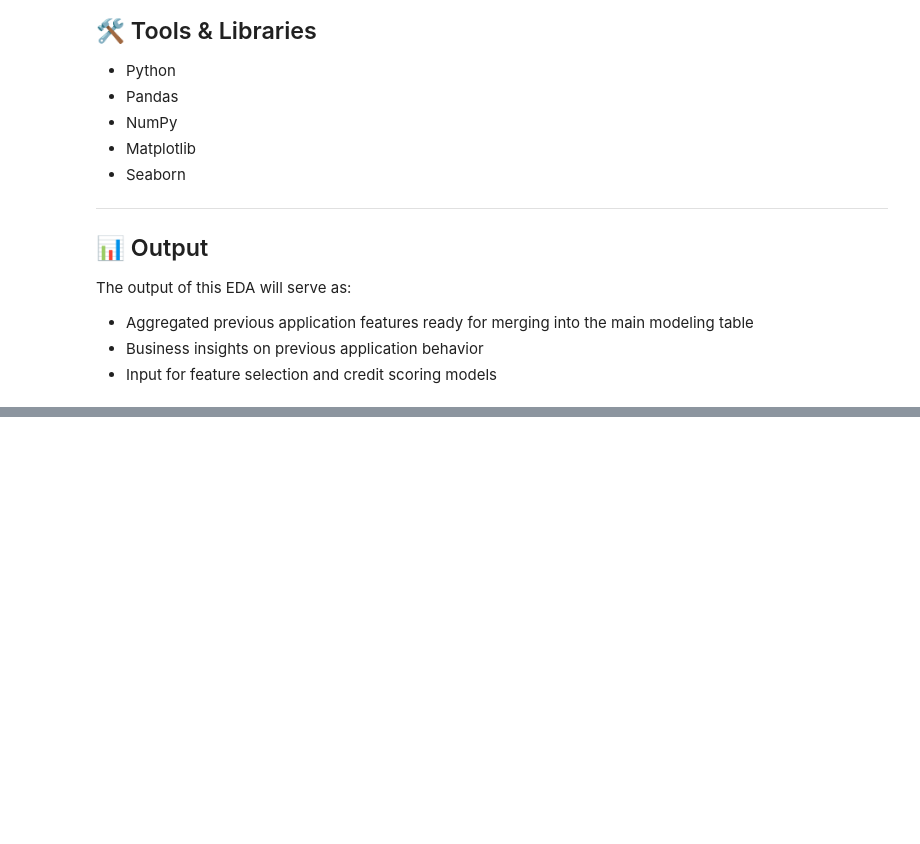
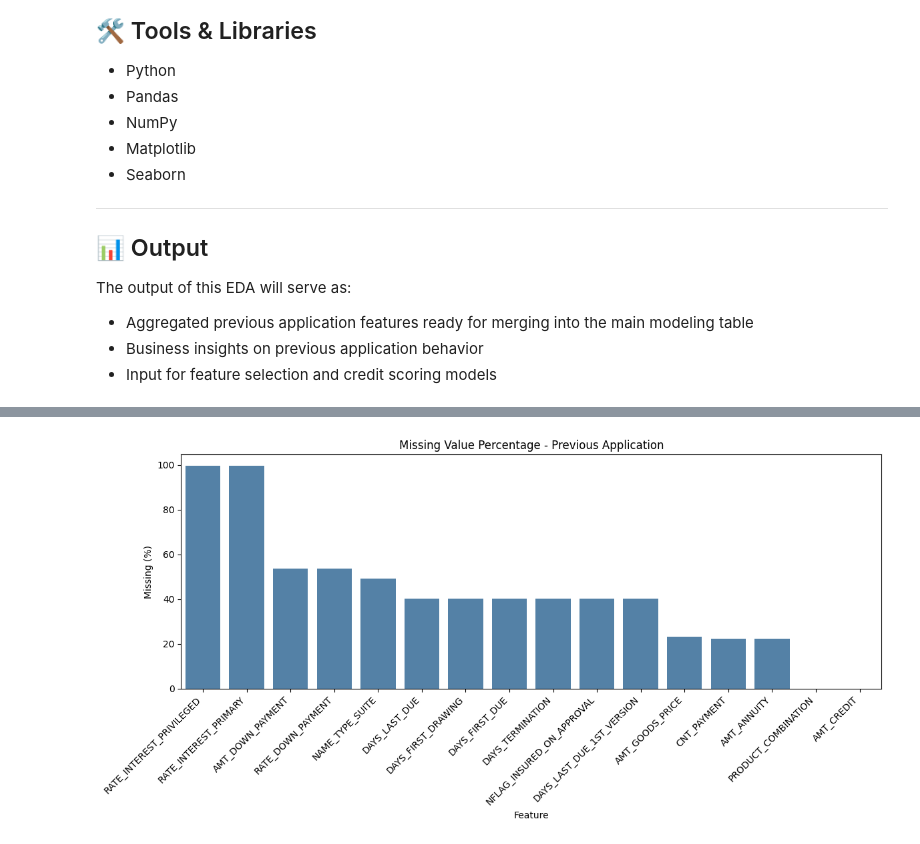
Before and after one commit to oknardo/Home_Credit_Scorecard_Model, a Jupyter notebook: EDA_previous_application.ipynb, the cells around one changed output, grey strips where cells are left out. Drawn from its saved outputs; the diff is of its cells as text; code cells hidden in the pictures; blank space fills up the shorter version.

```diff
--- a/EDA_previous_application.ipynb
+++ b/EDA_previous_application.ipynb
@@ -57,0 +199,8 @@ The output of this EDA will serve as:
+# %%
+# Missing value count and percentage
+missing_prev = pd.DataFrame({
+    'Missing Count': df_prev.isnull().sum(),
+    'Missing (%)': (df_prev.isnull().sum() / len(df_prev) * 100).round(2)
+})
+missing_prev = missing_prev[missing_prev['Missing Count'] > 0].sort_values('Missing (%)', ascending=False)
+print(missing_prev)
@@ -57,0 +225,12 @@ The output of this EDA will serve as:
+# %%
+# Visualization of missing values
+plt.figure(figsize=(12, 6))
+sns.barplot(x=missing_prev.index, y=missing_prev['Missing (%)'], color='steelblue')
+plt.title('Missing Value Percentage - Previous Application')
+plt.ylabel('Missing (%)')
+plt.xlabel('Feature')
+plt.xticks(rotation=45, ha='right')
+plt.tight_layout()
+plt.show()
+# %% [output]
+[figure, added]
```
Also changed, not shown: parts of 54 cells of this notebook.
